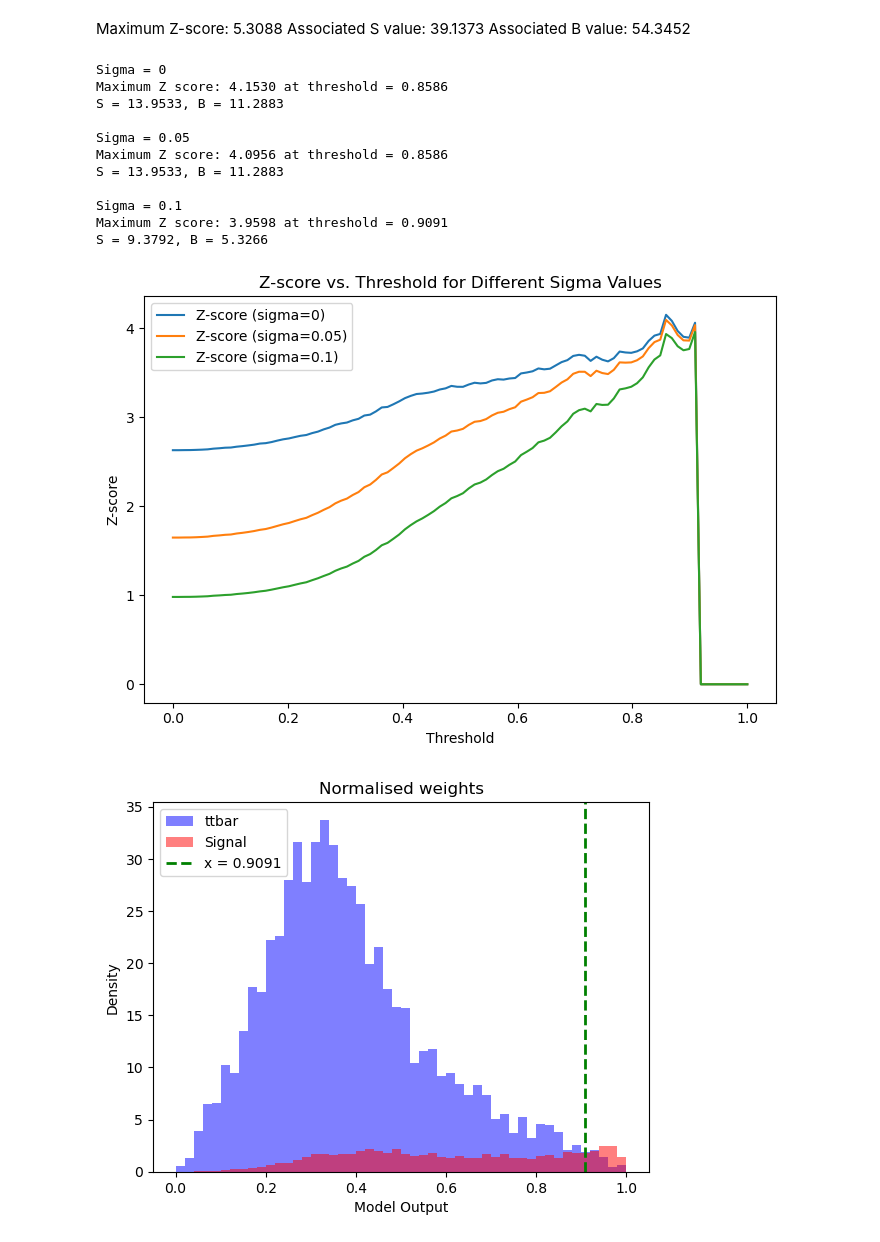
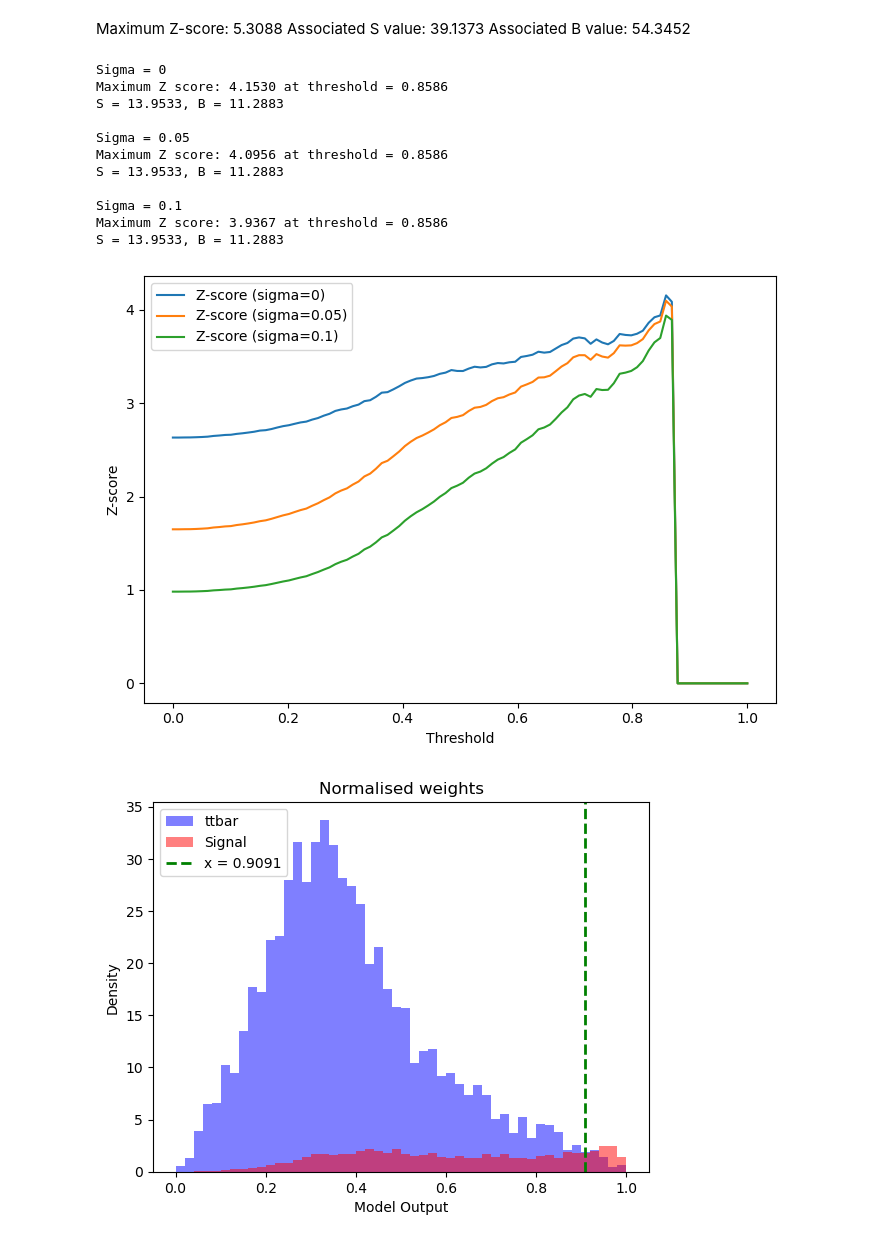
Before and after one commit to rabmc24/msci_project, a Jupyter notebook: MLP_new_data.ipynb, the cells around one changed output. Cells and saved outputs as stored; diff of their text form; code cells hidden in the pictures.

```diff
--- a/MLP_new_data.ipynb
+++ b/MLP_new_data.ipynb
@@ -466,42 +466,42 @@ for sigma in sigma_values:
         b_values.append(B)
 
         # Checking both S and B are above a minimum value
-        Z = S / np.sqrt(B + (sigma * B) ** 2 + 1e-10) if (S >= 5 and B >= 5) else 0
+        Z = S / np.sqrt(B + (sigma * B) ** 2 + 1e-10) if (S >= 10 and B >= 10) else 0
         z_scores.append(Z)
 
     ax.plot(thresholds, z_scores, label=f"Z-score (sigma={sigma})")
 
     # Find max Z score and corresponding threshold, S, B values
     max_Z = max(z_scores)
     max_index = z_scores.index(max_Z)
     best_threshold = thresholds[max_index]
     best_S = s_values[max_index]
     best_B = b_values[max_index]
 
     print(f"\nSigma = {sigma}")
     print(f"Maximum Z score: {max_Z:.4f} at threshold = {best_threshold:.4f}")
     print(f"S = {best_S:.4f}, B = {best_B:.4f}")
 
 ax.set_xlabel("Threshold")
 ax.set_ylabel("Z-score")
-ax.set_title("Z-score vs. Threshold for Different Sigma Values")
+#ax.set_title("Z-score vs. Threshold for Different Sigma Values")
 ax.legend()
 
 plt.tight_layout()
 plt.show()
 # %% [output]
 Sigma = 0
 Maximum Z score: 4.1530 at threshold = 0.8586
 S = 13.9533, B = 11.2883
 
 Sigma = 0.05
 Maximum Z score: 4.0956 at threshold = 0.8586
 S = 13.9533, B = 11.2883
 
 Sigma = 0.1
-Maximum Z score: 3.9598 at threshold = 0.9091
-S = 9.3792, B = 5.3266
+Maximum Z score: 3.9367 at threshold = 0.8586
+S = 13.9533, B = 11.2883
-[figure, old version]
+[figure, new version]
 # %%
 #reread
 
```
Also changed, not shown: parts of 1 cell of this notebook, 6 other files.
